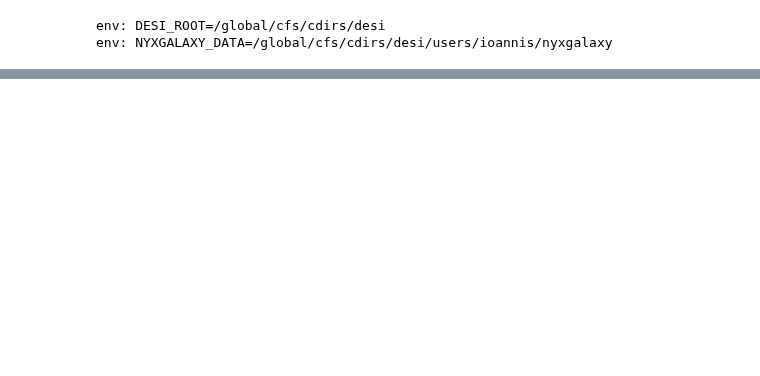
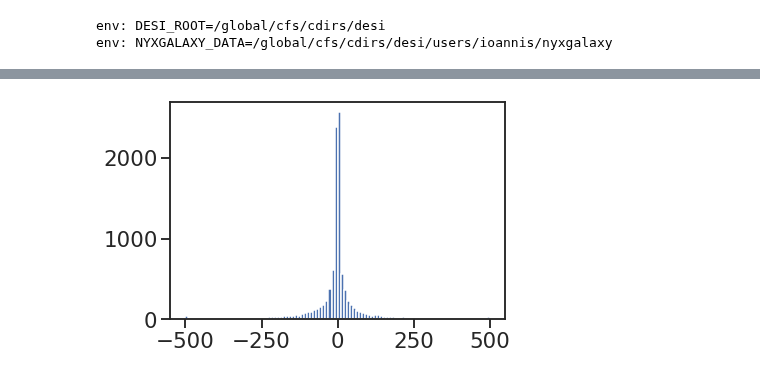
Before and after one commit to desihub/fastspecfit, a Jupyter notebook: doc/nb/nyxgalaxy-analysis.ipynb, the cells around one changed output, grey strips where cells are left out. Drawn from its saved outputs; the diff is of its cells as text; code cells hidden in the pictures; blank space fills up the shorter version.

```diff
--- a/doc/nb/nyxgalaxy-analysis.ipynb
+++ b/doc/nb/nyxgalaxy-analysis.ipynb
@@ -44,0 +198,4 @@ ax.scatter(res['CONTINUUM_SNR'][:, 0], res['CONTINUUM_VDISP'])
+# %%
+_ = plt.hist(res['LINEVSHIFT_BALMER'], bins=100)
+# %% [output]
+[figure, added]
```
Also changed, not shown: parts of 14 cells of this notebook, 3 other files.
